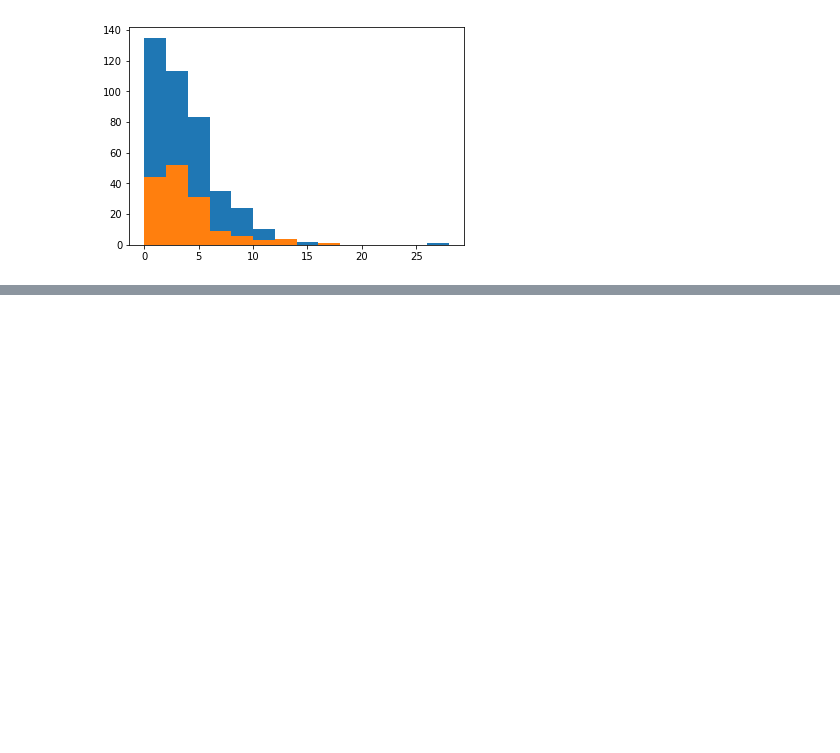
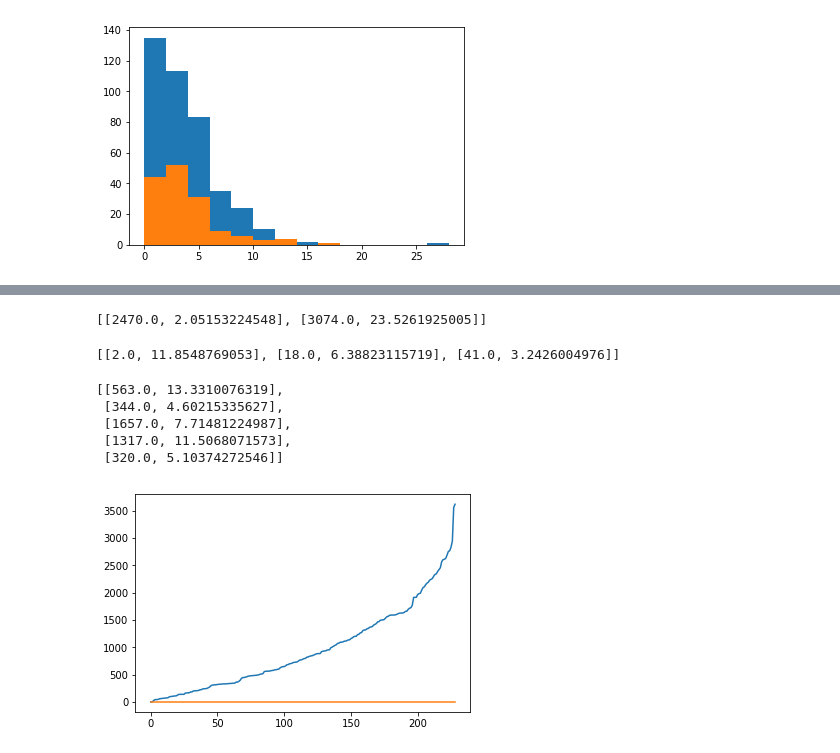
Before and after one commit to ldi00a/capstone18, a Jupyter notebook: Kidney analysis.ipynb, the cells around one changed output, grey strips where cells are left out. Cells and saved outputs as stored; diff of their text form; code cells hidden in the pictures; blank space fills up the shorter version.

```diff
--- a/Kidney analysis.ipynb
+++ b/Kidney analysis.ipynb
@@ -349,0 +358,29 @@ plt.show()
+# %%
+plot_data_alive_C5AR1[0:2]
+# %% [output]
+[[2470.0, 2.05153224548], [3074.0, 23.5261925005]]
+# %%
+c5ar1_dead_sort = sorted(plot_data_dead_C5AR1)
+# %%
+c5ar1_dead_sort[0:3]
+# %% [output]
+[[2.0, 11.8548769053], [18.0, 6.38823115719], [41.0, 3.2426004976]]
+# %%
+plot_data_dead_C5AR1[0:5]
+# %% [output]
+[[563.0, 13.3310076319],
+ [344.0, 4.60215335627],
+ [1657.0, 7.71481224987],
+ [1317.0, 11.5068071573],
+ [320.0, 5.10374272546]]
+# %%
+total_patients=len(plot_data_alive_C5AR1)+len(plot_data_dead_C5AR1)
+survive_C5AR1=np.zeros((len(plot_data_dead_C5AR1)+1,2))
+survive_C5AR1[0]=[0,1.0]
+for n in range(len(plot_data_dead_C5AR1)):
+    survive_C5AR1[n+1]=[c5ar1_dead_sort[n][0],(total_patients-(n+1))/total_patients]
+
+plt.plot(survive_C5AR1)
+plt.show()
+# %% [output]
+[figure, added]
```
Also changed, not shown: parts of 17 cells of this notebook.
